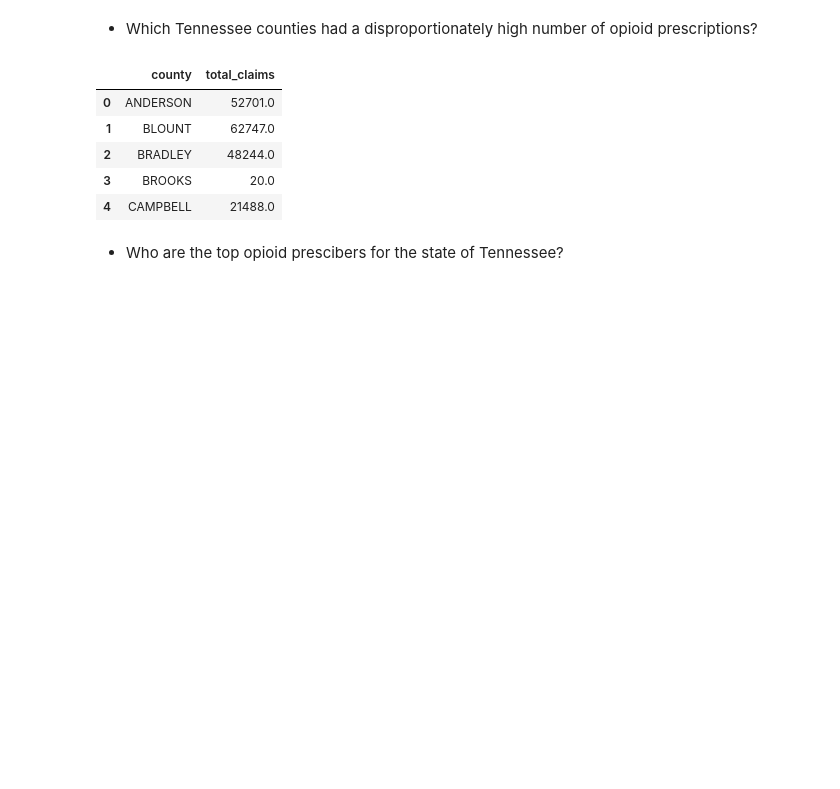
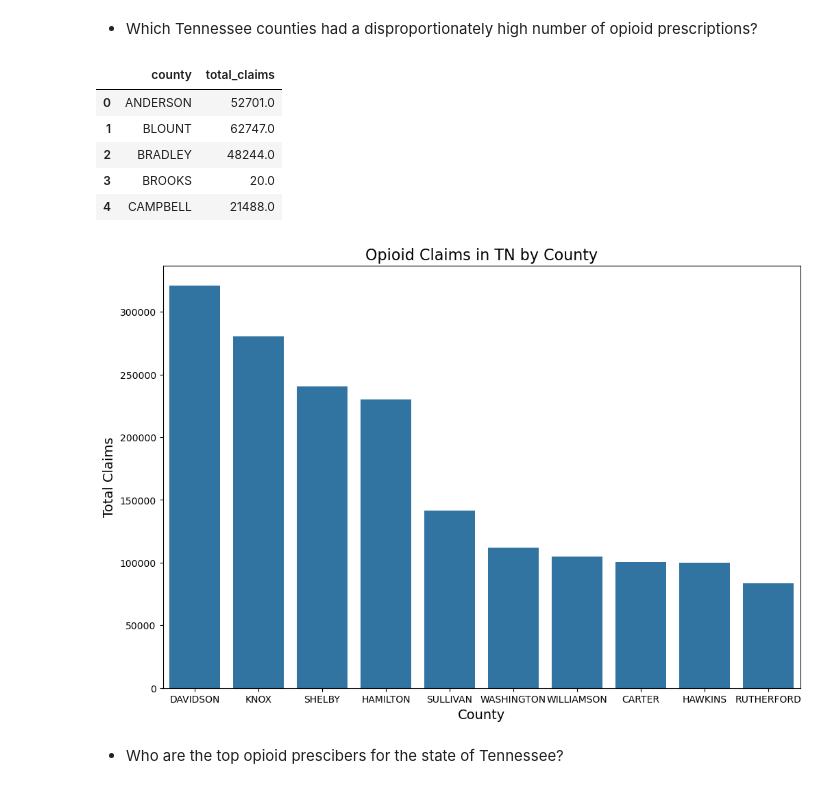
Before and after one commit to NSS-Data-Analytics-Cohort-12/prescribers-python-da12-v2-90-jen, a Jupyter notebook: notebooks/prescribers.ipynb, the cells around one changed output. Saved outputs shown, nothing was run; the diff lists cells and outputs as text; code cells hidden in the pictures; blank space fills up the shorter version.

Commit message:
jtoppins_prescribers2_ver2

```diff
--- a/notebooks/prescribers.ipynb
+++ b/notebooks/prescribers.ipynb
@@ -76,6 +76,29 @@ TN_county_opioid_df.head()
 | 2 | BRADLEY | 48244.0 |
 | 3 | BROOKS | 20.0 |
 | 4 | CAMPBELL | 21488.0 |
+# %%
+import matplotlib.pyplot as plt
+import seaborn as sns  # Ensure seaborn is imported
+
+# select top 5 prescribers to limit the plot
+top_10_counties = TN_county_opioid_df.sort_values(by='total_claims', ascending=False).head(10)
+
+# Plotting the data using seaborn's barplot
+plt.figure(figsize=(12, 8))
+sns.barplot(x='county', y='total_claims', data= top_10_counties)
+
+# Add title and labels
+plt.title('Opioid Claims in TN by County', fontsize=16)
+plt.xlabel('County', fontsize=14)
+plt.ylabel('Total Claims', fontsize=14)
+
+# Remove the legend (because each bar is a different county and we don't need a legend for it)
+# plt.legend([],[], frameon=False)
+
+# Show the plot
+plt.show()
+# %% [output]
+[figure, added]
 # %% [markdown]
 * Who are the top opioid prescibers for the state of Tennessee?
 # %%
```
Also changed, not shown: parts of 10 cells of this notebook.
